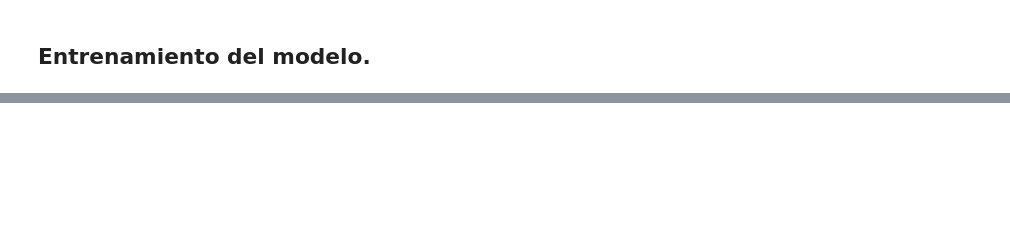
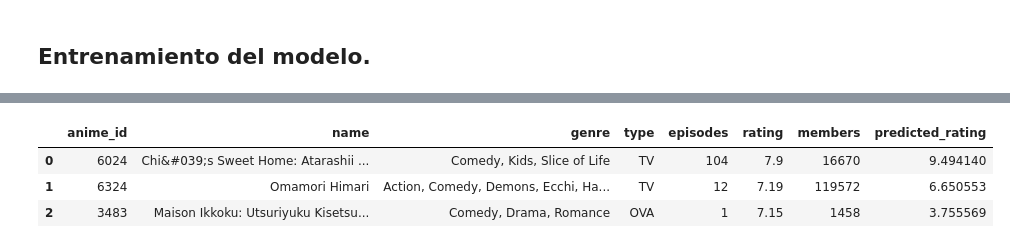
Before and after one commit to AddisonReyes/Anime-System-Recomendations, a Jupyter notebook: main.ipynb, the cells around one changed output, grey strips where cells are left out. Saved outputs shown, nothing was run; the diff lists cells and outputs as text; code cells hidden in the pictures; blank space fills up the shorter version.

```diff
--- a/main.ipynb
+++ b/main.ipynb
@@ -281,0 +267,5 @@ recommendations
+# %%
+user_id = 69
+recommendations = recommend_items(user_id, model, n=3)
+recommendations
+# %% [output]
@@ -281,0 +273,4 @@ recommendations
+|  | anime_id | name | genre | type | episodes | rating | members | predicted_rating |
+| 0 | 6024 | Chi&#039;s Sweet Home: Atarashii ... | Comedy, Kids, Slice of Life | TV | 104 | 7.9 | 16670 | 9.494140 |
+| 1 | 6324 | Omamori Himari | Action, Comedy, Demons, Ecchi, Ha... | TV | 12 | 7.19 | 119572 | 6.650553 |
+| 2 | 3483 | Maison Ikkoku: Utsuriyuku Kisetsu... | Comedy, Drama, Romance | OVA | 1 | 7.15 | 1458 | 3.755569 |
```
Also changed, not shown: parts of 18 cells of this notebook, 1 other file.
